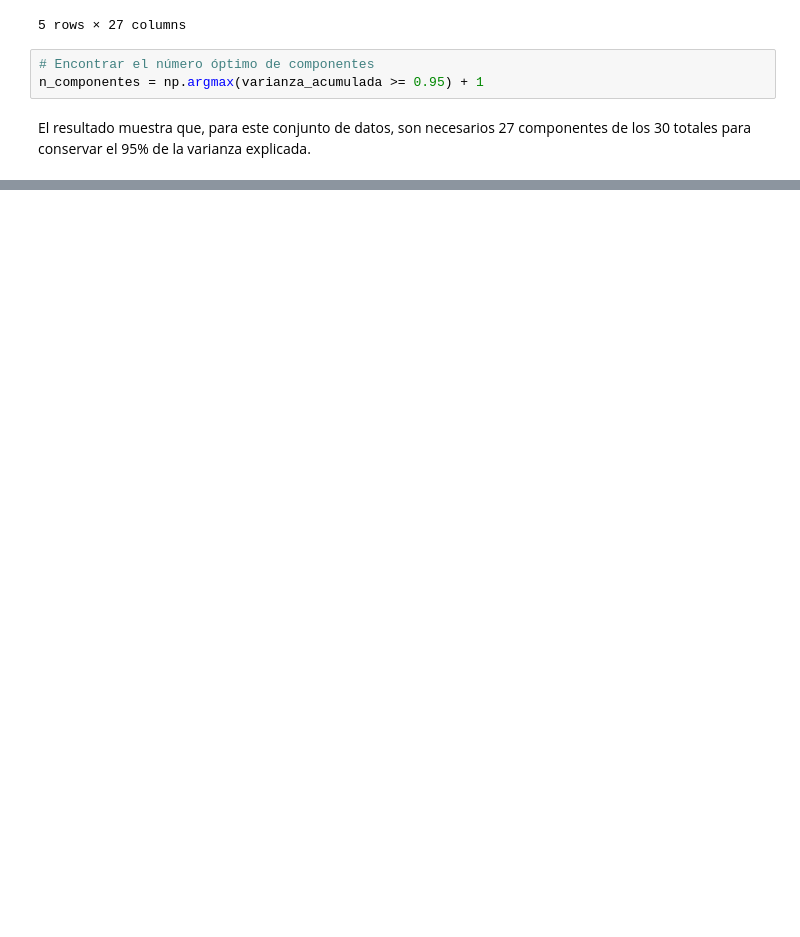
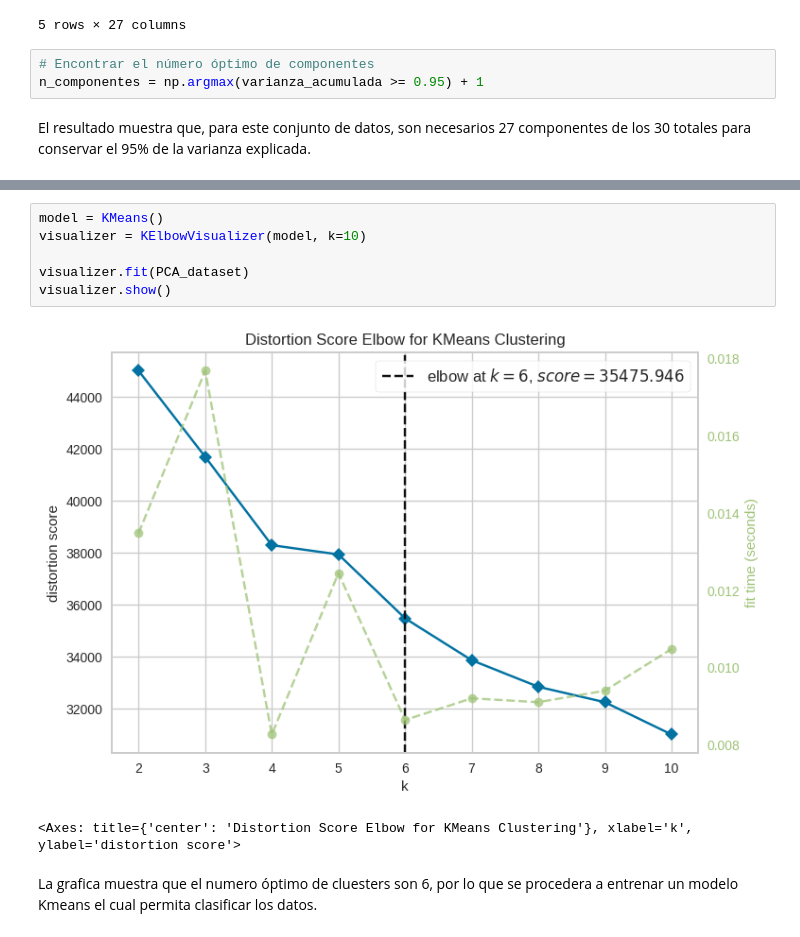
Before and after one commit to xbadiam/Marketing_Campaign, a Jupyter notebook: notebooks/MarketingCampaign.ipynb, the cells around one changed output, grey strips where cells are left out. Drawn from its saved outputs; the diff is of its cells as text; blank space fills up the shorter version.

```diff
--- a/notebooks/MarketingCampaign.ipynb
+++ b/notebooks/MarketingCampaign.ipynb
@@ -231,0 +238,11 @@ El resultado muestra que, para este conjunto de datos, son necesarios 27 compone
+# %%
+model = KMeans()
+visualizer = KElbowVisualizer(model, k=10)
+
+visualizer.fit(PCA_dataset)
+visualizer.show()
+# %% [output]
+[figure, added]
+<Axes: title={'center': 'Distortion Score Elbow for KMeans Clustering'}, xlabel='k', ylabel='distortion score'>
+# %% [markdown]
+La grafica muestra que el numero óptimo de cluesters son 6, por lo que se procedera a entrenar un modelo Kmeans el cual permita clasificar los datos.
```
Also changed, not shown: parts of 4 cells of this notebook.
